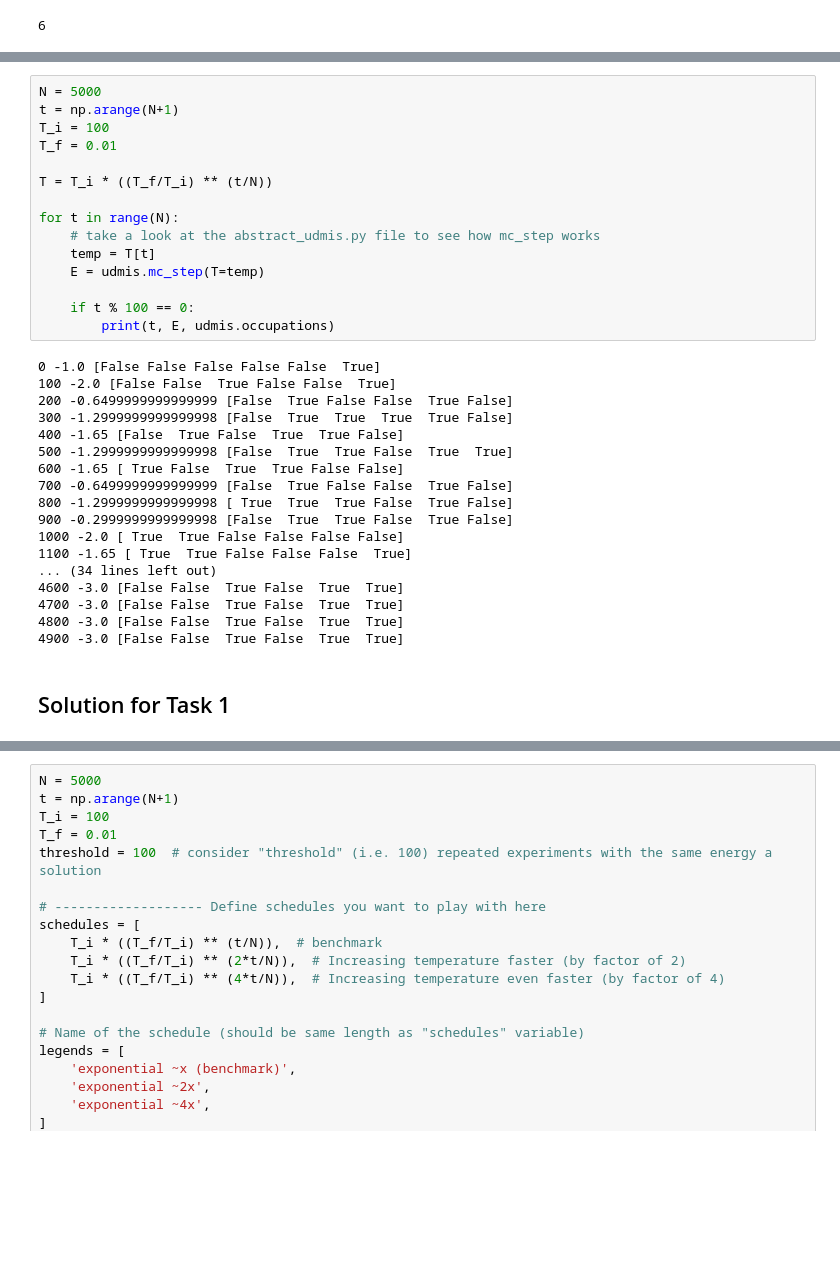
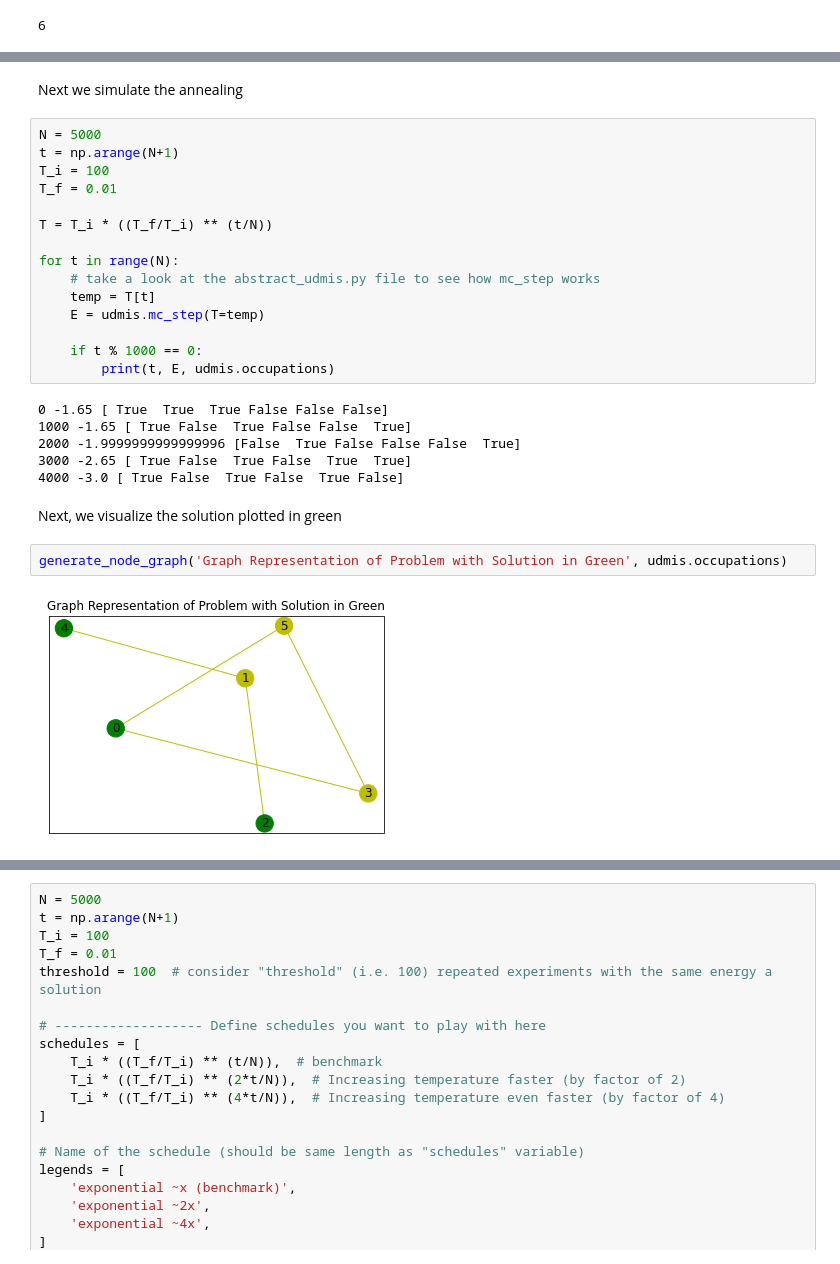
Before and after one commit to CDL-Quantum/CohortProject_2021, a Jupyter notebook: Week2_Rydberg_Atoms/Task1.ipynb, the cells around one changed output, grey strips where cells are left out. Drawn from its saved outputs; the diff is of its cells as text; blank space fills up the shorter version.

```diff
--- a/Week2_Rydberg_Atoms/Task1.ipynb
+++ b/Week2_Rydberg_Atoms/Task1.ipynb
@@ -135,3 +182,5 @@ udmis = UDMIS(u, graph)
+# %% [markdown]
+Next we simulate the annealing
 # %%
 N = 5000
 t = np.arange(N+1)
@@ -145,26 +194,18 @@ for t in range(N):
     temp = T[t]
     E = udmis.mc_step(T=temp)
 
-    if t % 100 == 0:
+    if t % 1000 == 0:
         print(t, E, udmis.occupations)
 # %% [output]
-0 -1.0 [False False False False False  True]
-100 -2.0 [False False  True False False  True]
-200 -0.6499999999999999 [False  True False False  True False]
-300 -1.2999999999999998 [False  True  True  True  True False]
-400 -1.65 [False  True False  True  True False]
-500 -1.2999999999999998 [False  True  True False  True  True]
-600 -1.65 [ True False  True  True False False]
-700 -0.6499999999999999 [False  True False False  True False]
-800 -1.2999999999999998 [ True  True  True False  True False]
-900 -0.2999999999999998 [False  True  True False  True False]
-1000 -2.0 [ True  True False False False False]
-1100 -1.65 [ True  True False False False  True]
-... (34 lines left out)
-4600 -3.0 [False False  True False  True  True]
-4700 -3.0 [False False  True False  True  True]
-4800 -3.0 [False False  True False  True  True]
-4900 -3.0 [False False  True False  True  True]
+0 -1.65 [ True  True  True False False False]
+1000 -1.65 [ True False  True False False  True]
+2000 -1.9999999999999996 [False  True False False False  True]
+3000 -2.65 [ True False  True False  True  True]
+4000 -3.0 [ True False  True False  True False]
-# %% [markdown]
-## Solution for Task 1
+# %% [markdown]
+Next, we visualize the solution plotted in green
+# %%
+generate_node_graph('Graph Representation of Problem with Solution in Green', udmis.occupations)
+# %% [output]
+[figure, added]
 # %% [markdown]
```
Also changed, not shown: parts of 5 cells of this notebook.
